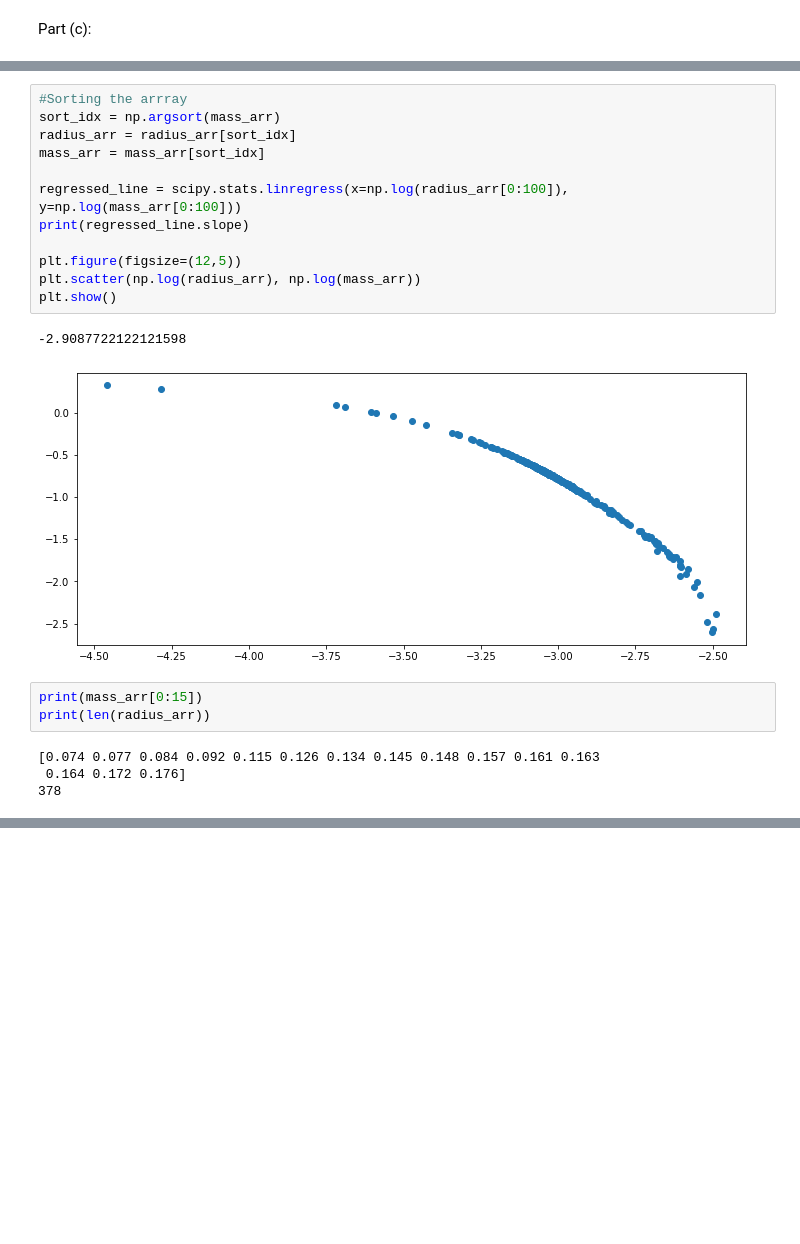
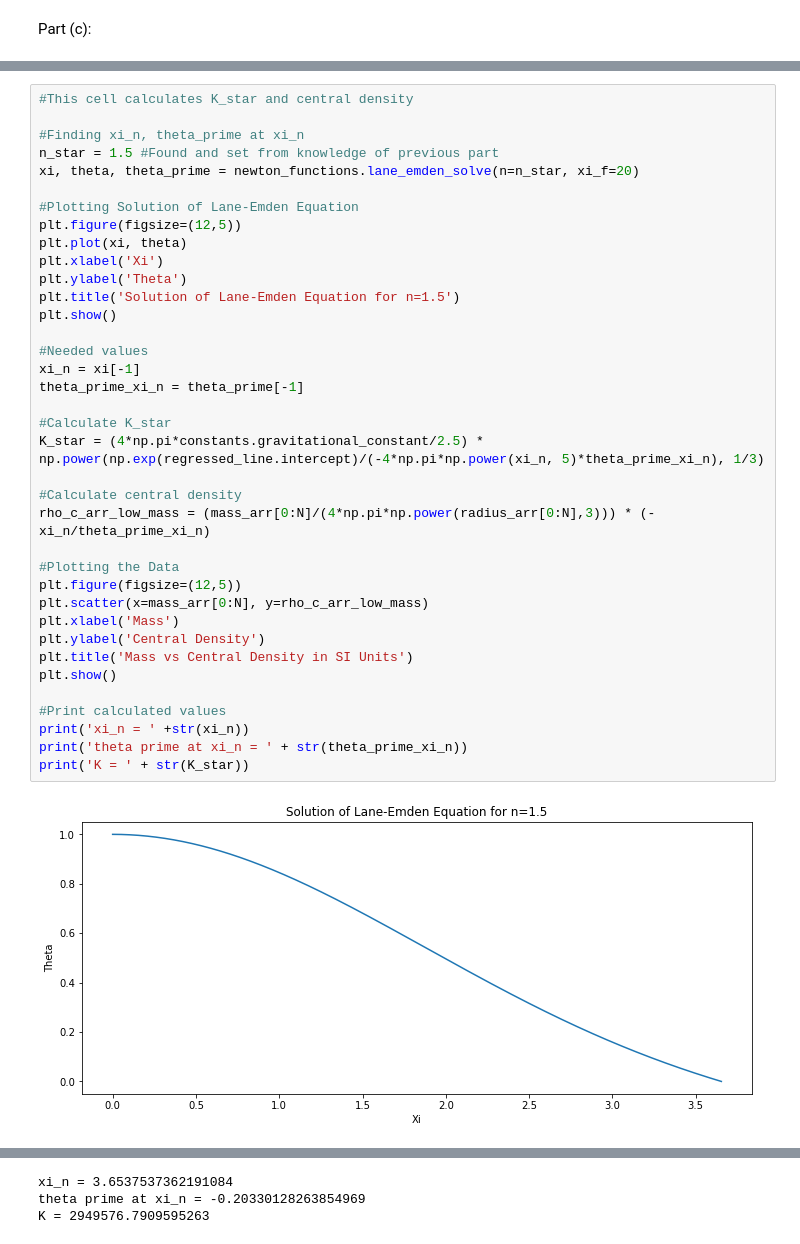
Before and after one commit to tevfikyuce/PHYS514_Final_Project, a Jupyter notebook: finalProject_main.ipynb, the cells around one changed output, grey strips where cells are left out. Saved outputs shown, nothing was run; the diff lists cells and outputs as text; blank space fills up the shorter version.

Commit message:
Part (c) of Newton completed, Part (d) of Newton solved needs to be implemented as functions and cleared

```diff
--- a/finalProject_main.ipynb
+++ b/finalProject_main.ipynb
@@ -87,22 +96,39 @@ print('Fitted value of slope is ' + str(regressed_line.slope))
-# %%
-#Sorting the arrray
-sort_idx = np.argsort(mass_arr)
-radius_arr = radius_arr[sort_idx]
-mass_arr = mass_arr[sort_idx]
-
-regressed_line = scipy.stats.linregress(x=np.log(radius_arr[0:100]), y=np.log(mass_arr[0:100]))
-print(regressed_line.slope)
-
-plt.figure(figsize=(12,5))
-plt.scatter(np.log(radius_arr), np.log(mass_arr))
-plt.show()
-# %% [output]
--2.9087722122121598
-[figure, removed]
-# %%
-print(mass_arr[0:15])
-print(len(radius_arr))
-# %% [output]
-[0.074 0.077 0.084 0.092 0.115 0.126 0.134 0.145 0.148 0.157 0.161 0.163
- 0.164 0.172 0.176]
-378
+# %%
+#This cell calculates K_star and central density
+
+#Finding xi_n, theta_prime at xi_n
+n_star = 1.5 #Found and set from knowledge of previous part
+xi, theta, theta_prime = newton_functions.lane_emden_solve(n=n_star, xi_f=20)
+
+#Plotting Solution of Lane-Emden Equation
+plt.figure(figsize=(12,5))
+plt.plot(xi, theta)
+plt.xlabel('Xi')
+plt.ylabel('Theta')
+plt.title('Solution of Lane-Emden Equation for n=1.5')
+plt.show()
+
+#Needed values
+xi_n = xi[-1]
+theta_prime_xi_n = theta_prime[-1]
+
+#Calculate K_star
+K_star = (4*np.pi*constants.gravitational_constant/2.5) * np.power(np.exp(regressed_line.intercept)/(-4*np.pi*np.power(xi_n, 5)*theta_prime_xi_n), 1/3)
+
+#Calculate central density
+rho_c_arr_low_mass = (mass_arr[0:N]/(4*np.pi*np.power(radius_arr[0:N],3))) * (- xi_n/theta_prime_xi_n)
+
+#Plotting the Data
+plt.figure(figsize=(12,5))
+plt.scatter(x=mass_arr[0:N], y=rho_c_arr_low_mass)
+plt.xlabel('Mass')
+plt.ylabel('Central Density')
+plt.title('Mass vs Central Density in SI Units')
+plt.show()
+
+#Print calculated values
+print('xi_n = ' +str(xi_n))
+print('theta prime at xi_n = ' + str(theta_prime_xi_n))
+print('K = ' + str(K_star))
+# %% [output]
+[figure, added]
@@ -108,0 +136,3 @@ print(len(radius_arr))
+xi_n = 3.6537537362191084
+theta prime at xi_n = -0.20330128263854969
+K = 2949576.7909595263
```
Also changed, not shown: parts of 15 cells of this notebook, 5 other files.
